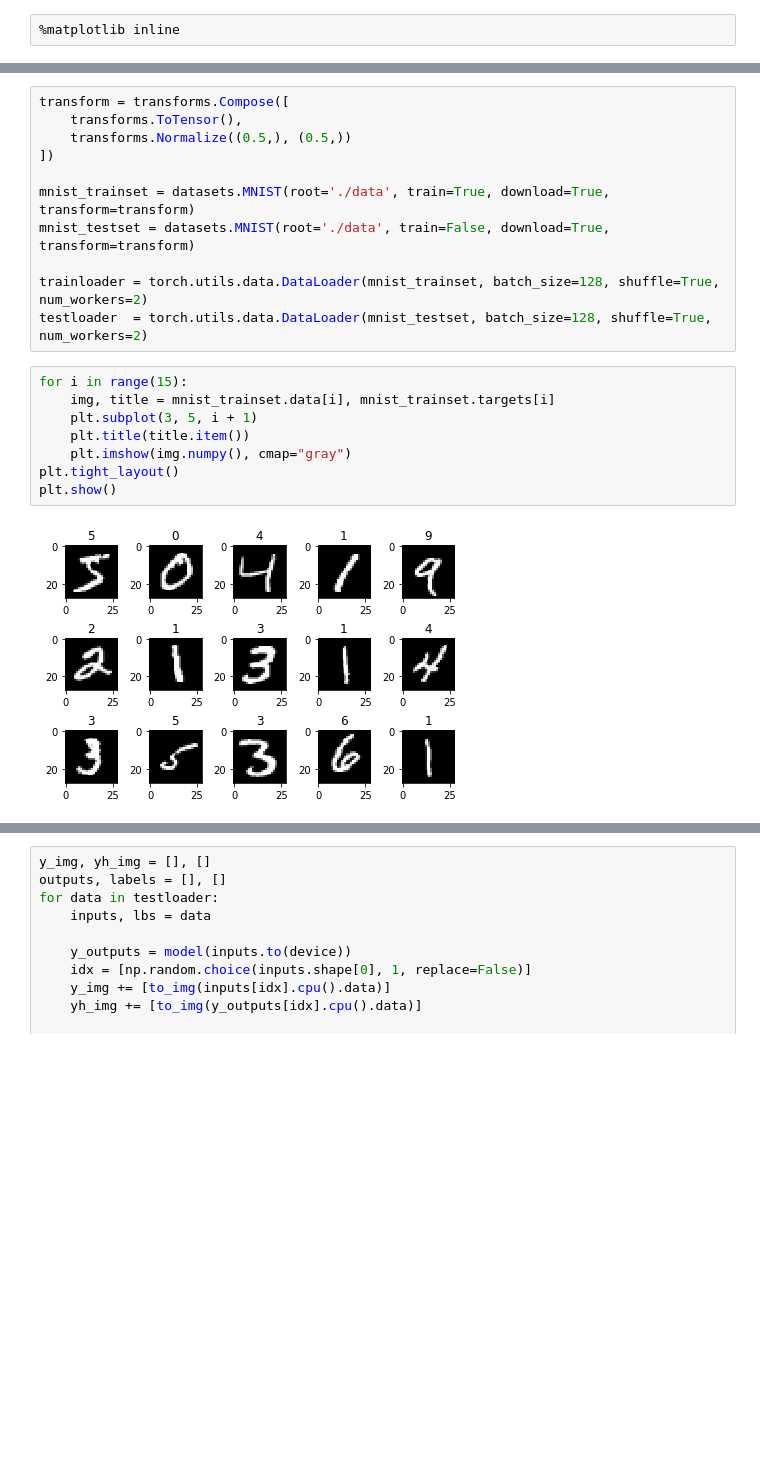
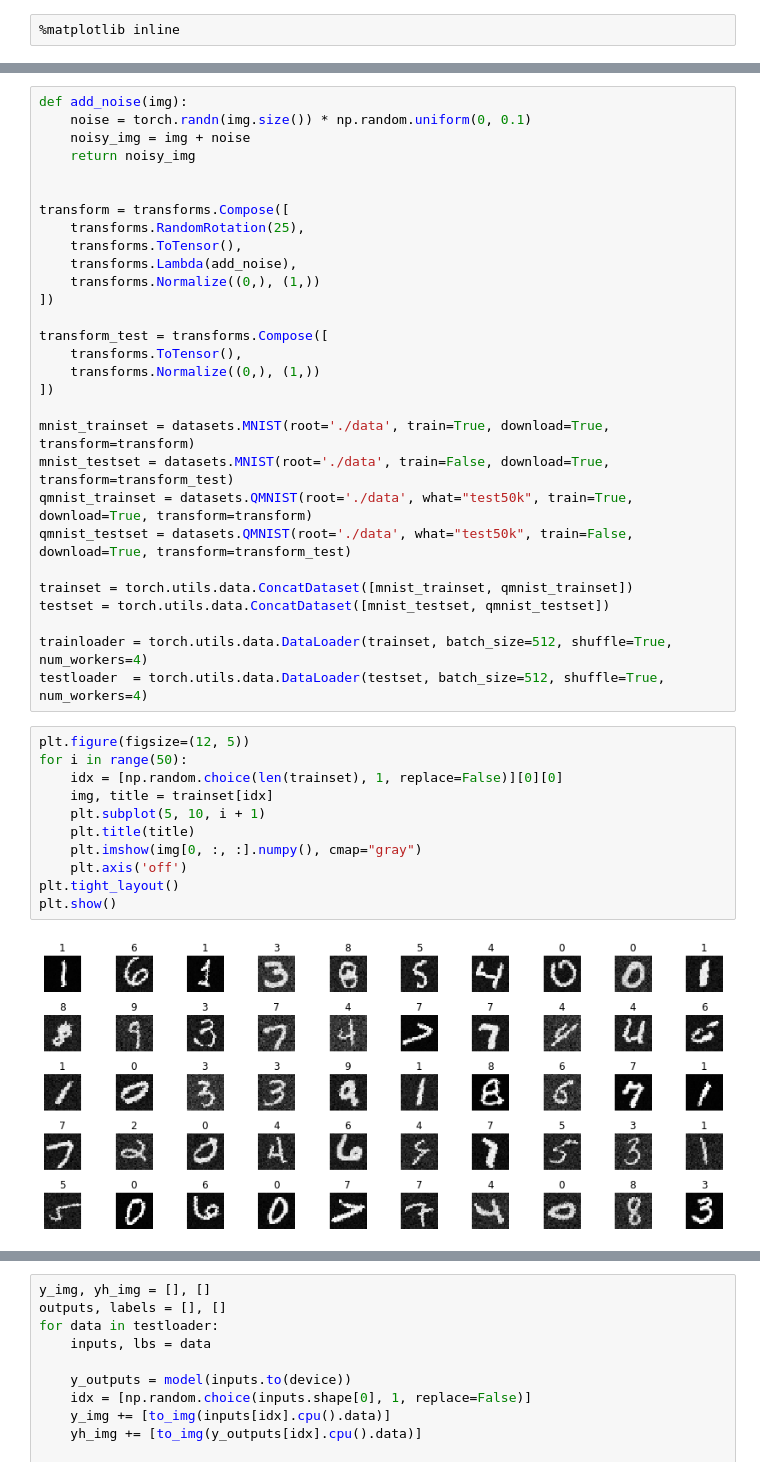
Before and after one commit to rdenadai/AI-Study-Notebooks, a Jupyter notebook: code/notebooks/7. SOM (Kohonen MAP).ipynb, the cells around one changed output, grey strips where cells are left out. Cells and saved outputs as stored; diff of their text form; blank space fills up the shorter version.

Commit message:
More tests

```diff
--- a/code/notebooks/7. SOM (Kohonen MAP).ipynb
+++ b/code/notebooks/7. SOM (Kohonen MAP).ipynb
@@ -455,26 +486,47 @@ The problem with the above techniques is that it works fine with a low dimension
 
 If one try with the MNIST dataset provided by pytorch, well... it a little differente history.
 # %%
+def add_noise(img):
+    noise = torch.randn(img.size()) * np.random.uniform(0, 0.1)
+    noisy_img = img + noise
+    return noisy_img
+
+
 transform = transforms.Compose([
+    transforms.RandomRotation(25),
     transforms.ToTensor(),
-    transforms.Normalize((0.5,), (0.5,))
+    transforms.Lambda(add_noise),
+    transforms.Normalize((0,), (1,))
+])
+
+transform_test = transforms.Compose([
+    transforms.ToTensor(),
+    transforms.Normalize((0,), (1,))
 ])
 
 mnist_trainset = datasets.MNIST(root='./data', train=True, download=True, transform=transform)
-mnist_testset = datasets.MNIST(root='./data', train=False, download=True, transform=transform)
+mnist_testset = datasets.MNIST(root='./data', train=False, download=True, transform=transform_test)
+qmnist_trainset = datasets.QMNIST(root='./data', what="test50k", train=True, download=True, transform=transform)
+qmnist_testset = datasets.QMNIST(root='./data', what="test50k", train=False, download=True, transform=transform_test)
 
-trainloader = torch.utils.data.DataLoader(mnist_trainset, batch_size=128, shuffle=True, num_workers=2)
-testloader  = torch.utils.data.DataLoader(mnist_testset, batch_size=128, shuffle=True, num_workers=2)
+trainset = torch.utils.data.ConcatDataset([mnist_trainset, qmnist_trainset])
+testset = torch.utils.data.ConcatDataset([mnist_testset, qmnist_testset])
+
+trainloader = torch.utils.data.DataLoader(trainset, batch_size=512, shuffle=True, num_workers=4)
+testloader  = torch.utils.data.DataLoader(testset, batch_size=512, shuffle=True, num_workers=4)
 # %%
-for i in range(15):
-    img, title = mnist_trainset.data[i], mnist_trainset.targets[i]
-    plt.subplot(3, 5, i + 1)
-    plt.title(title.item())
-    plt.imshow(img.numpy(), cmap="gray")
+plt.figure(figsize=(12, 5))
+for i in range(50):
+    idx = [np.random.choice(len(trainset), 1, replace=False)][0][0]
+    img, title = trainset[idx]
+    plt.subplot(5, 10, i + 1)
+    plt.title(title)
+    plt.imshow(img[0, :, :].numpy(), cmap="gray")
+    plt.axis('off')
 plt.tight_layout()
 plt.show()
 # %% [output]
-[figure, old version]
+[figure, new version]
 # %%
 def to_img(x):
     x = 0.5 * (x + 1)
```
Also changed, not shown: parts of 12 cells of this notebook.
